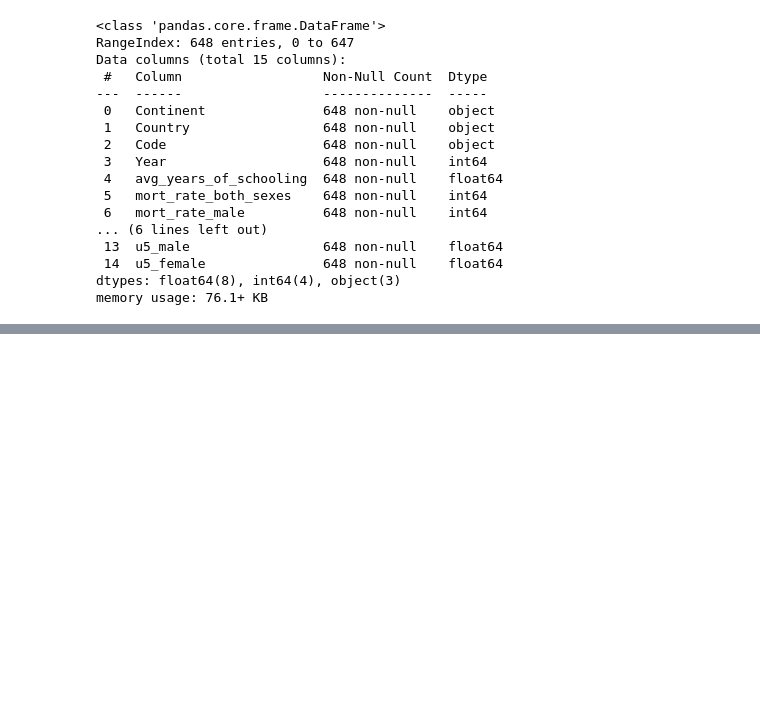
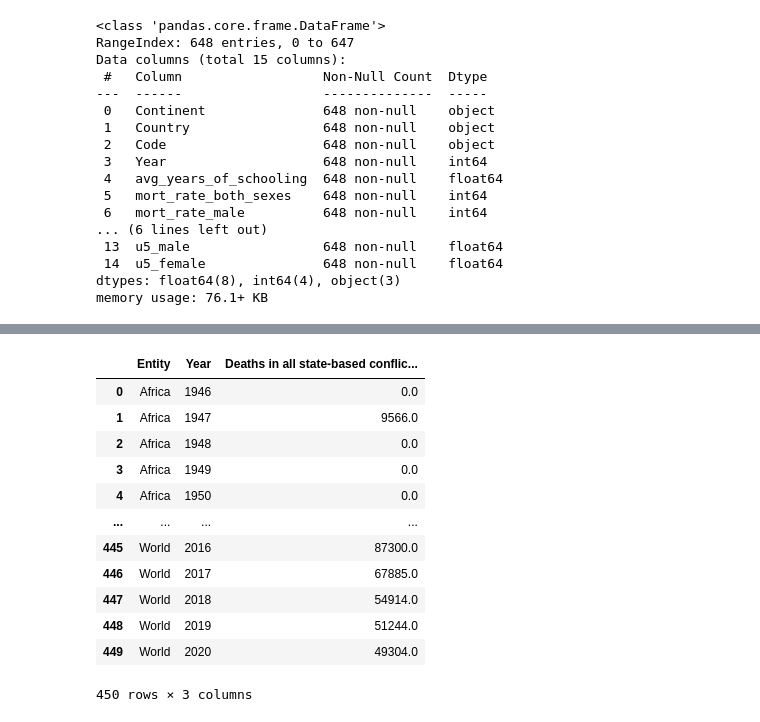
Before and after one commit to oludovisi/DSF_Final, a Jupyter notebook: DSF_Final_Project.ipynb, the cells around one changed output, grey strips where cells are left out. Drawn from its saved outputs; the diff is of its cells as text; code cells hidden in the pictures; blank space fills up the shorter version.

```diff
--- a/DSF_Final_Project.ipynb
+++ b/DSF_Final_Project.ipynb
@@ -230,0 +238,17 @@ final_df.to_csv('Complete_mortality_y_of_schooling.csv', index=False)
+# %%
+war_dataset = war_dataset.drop(['Code'], axis = 1)
+war_dataset
+# %% [output]
+|  | Entity | Year | Deaths in all state-based conflic... |
+| 0 | Africa | 1946 | 0.0 |
+| 1 | Africa | 1947 | 9566.0 |
+| 2 | Africa | 1948 | 0.0 |
+| 3 | Africa | 1949 | 0.0 |
+| 4 | Africa | 1950 | 0.0 |
+| ... | ... | ... | ... |
+| 445 | World | 2016 | 87300.0 |
+| 446 | World | 2017 | 67885.0 |
+| 447 | World | 2018 | 54914.0 |
+| 448 | World | 2019 | 51244.0 |
+| 449 | World | 2020 | 49304.0 |
+450 rows × 3 columns
```
Also changed, not shown: parts of 6 cells of this notebook, 2 other files.
